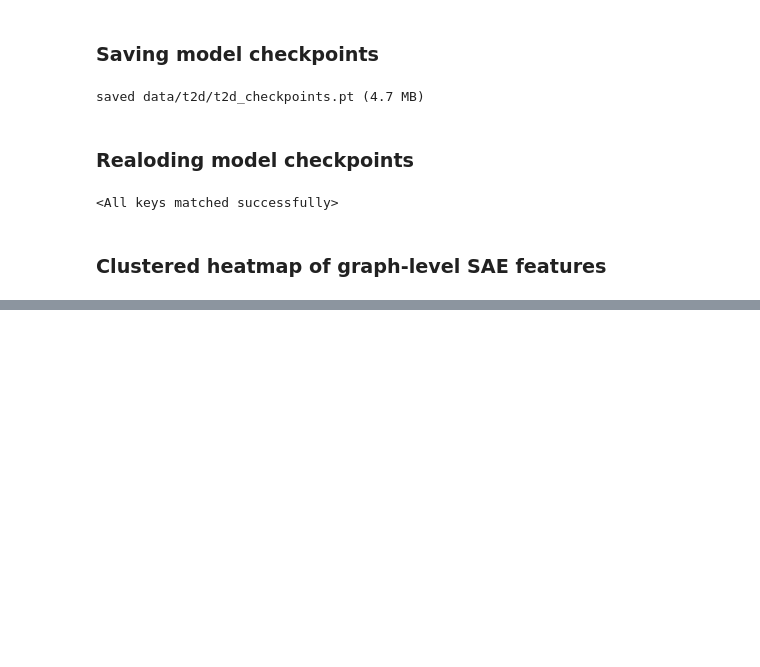
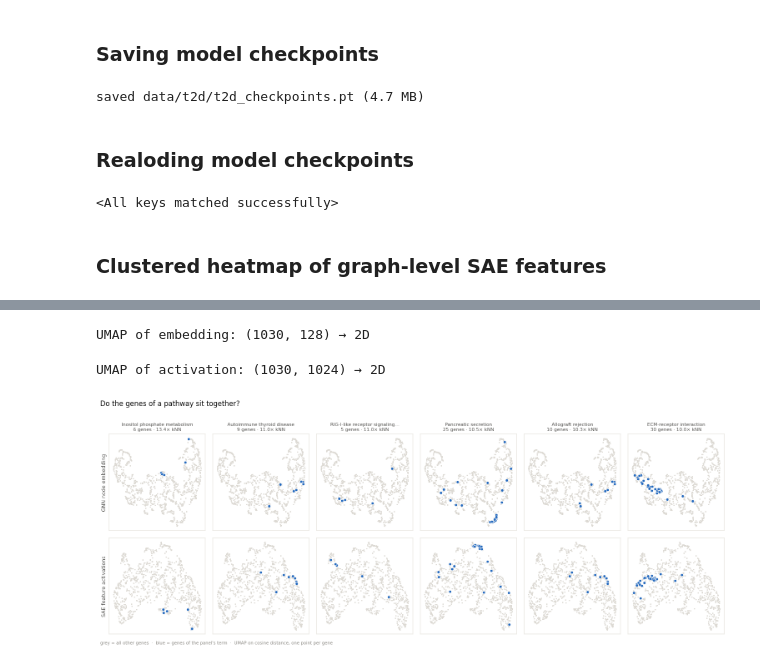
Before and after one commit to Multiomics-Analytics-Group/gea, a Jupyter notebook: docs/tutorial/demo-t2d.ipynb, the cells around one changed output, grey strips where cells are left out. Saved outputs shown, nothing was run; the diff lists cells and outputs as text; code cells hidden in the pictures; blank space fills up the shorter version.

```diff
--- a/docs/tutorial/demo-t2d.ipynb
+++ b/docs/tutorial/demo-t2d.ipynb
@@ -920,0 +1217,24 @@ Alive: 28/1024 features (996 dead or constant, dropped)
+# %%
+from gea_gene_nets.annotation_funcs import gene_level_matrices, term_neighbourhood_enrichment
+
+# One row per gene: the mean GNN embedding, the mean SAE activation vector, and —
+# because the mean of a sparse signal is not a sparse signal — a firing_rate matrix
+# saying in what fraction of the graphs each gene actually clears the threshold.
+# The mean activation is for UMAP and neighbourhoods; firing_rate is for "which
+# genes does this feature fire on?".
+matrices = gene_level_matrices(
+    sae_node, emb_paths["node"], device=device,
+    firing_threshold=0.15, maxima=health["maxima"],
+)
+
+# k-NN neighbourhood of each term's genes, measured in the FULL space (not in the
+# projection), plus the F1 a feature firing on n_genes random nodes would score.
+enrichment = term_neighbourhood_enrichment(matrices, terms, k=15)
+
+for space in ("embedding", "activation"):
+    print(f"{space:11s}: median {enrichment[f'enrichment_{space}'].median():.2f}× chance | "
+          f"terms above 3×: {(enrichment[f'enrichment_{space}'] > 3).sum()}/{len(enrichment)}")
+
+enrichment.head(8)[["term", "n_genes", "chance_f1",
+                    "share_embedding", "share_activation",
+                    "enrichment_embedding", "enrichment_activation"]].round(3)
@@ -920,0 +1254,16 @@ Alive: 28/1024 features (996 dead or constant, dropped)
+# %%
+from gea_gene_nets.annotation_funcs import umap_layouts, plot_annotation_umap
+
+# Cosine UMAP of both gene-level spaces (~10 s each for 1,030 genes).
+layouts = umap_layouts(matrices)
+
+# Small multiples: one panel per term, its genes highlighted against all the others.
+# Identity is carried by the panel title, so this stays readable at any number of
+# terms and under any colour vision.
+fig, axes = plot_annotation_umap(layouts, matrices, terms, enrichment=enrichment, top_terms=6)
+fig.savefig("data/t2d/t2d_sae_node_umap_terms.png", dpi=200,
+            bbox_inches="tight", facecolor="#fcfcfb")
+# %% [output]
+UMAP of embedding: (1030, 128) → 2D
+UMAP of activation: (1030, 1024) → 2D
+[figure, added]
```
Also changed, not shown: parts of 28 cells of this notebook, 3 other files.
